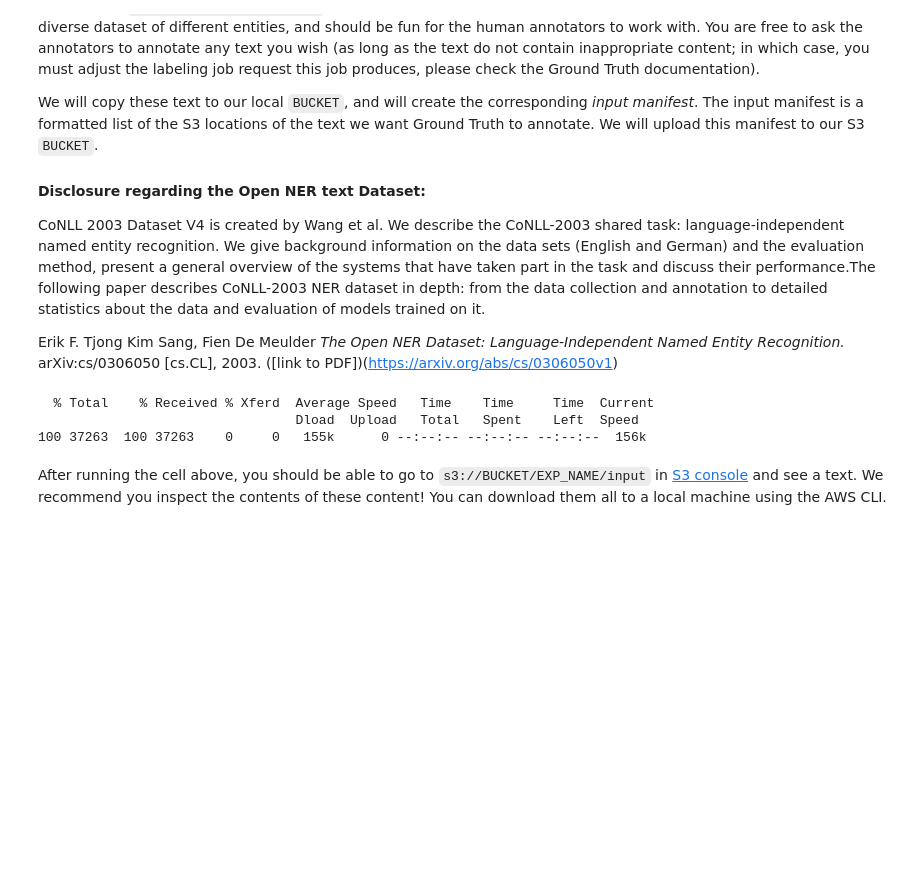
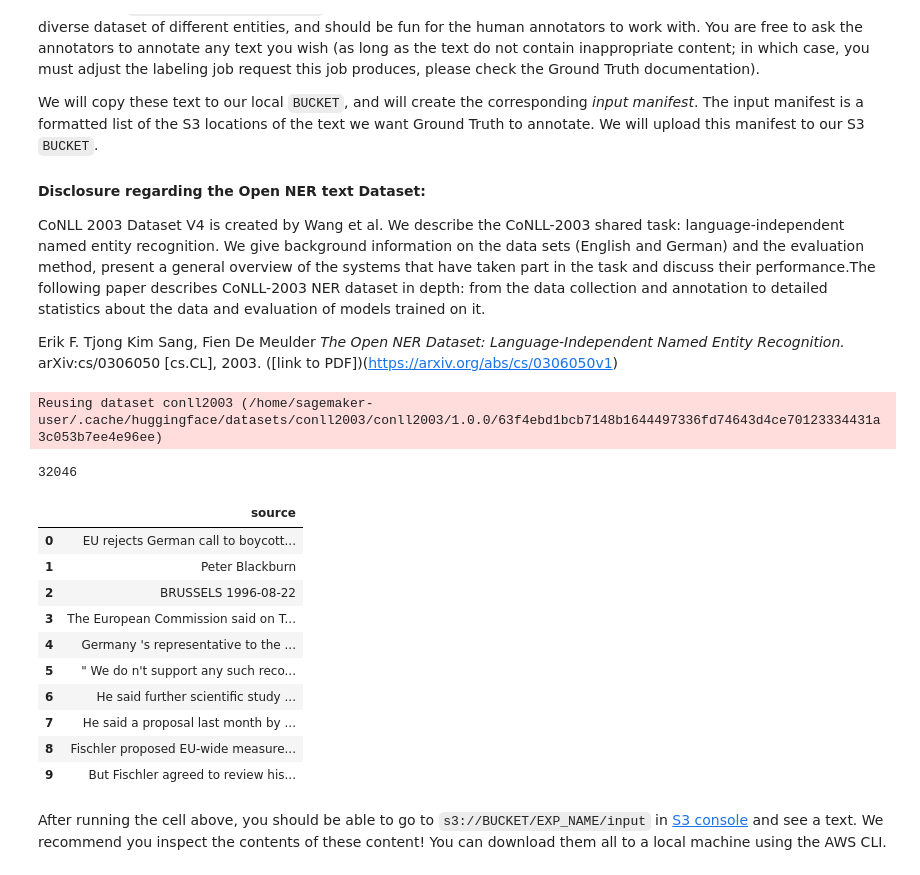
Before and after one commit to aws-samples/amazon-sagemaker-groundtruth-immersionday, a Jupyter notebook: 03-module-label-text/ner-annotation/amazon-sagemaker-groundtruth-ner-labeling.ipynb, the cells around one changed output. Drawn from its saved outputs; the diff is of its cells as text; code cells hidden in the pictures; blank space fills up the shorter version.

Commit message:
Fix Module 3: Label Text to work in 2025

```diff
--- a/03-module-label-text/ner-annotation/amazon-sagemaker-groundtruth-ner-labeling.ipynb
+++ b/03-module-label-text/ner-annotation/amazon-sagemaker-groundtruth-ner-labeling.ipynb
@@ -91,24 +88,28 @@ CoNLL 2003 Dataset V4 is created by Wang et al. We describe the CoNLL-2003 share
 
 Erik F. Tjong Kim Sang, Fien De Meulder
 *The Open  NER Dataset: Language-Independent Named Entity Recognition.* arXiv:cs/0306050 [cs.CL], 2003. ([link to PDF])(https://arxiv.org/abs/cs/0306050v1)
+# %%
+from datasets import load_dataset
+datasets = load_dataset("conll2003", split=[f"train[0:100]"])
+# %% [output]
+Reusing dataset conll2003 (/home/sagemaker-user/.cache/huggingface/datasets/conll2003/conll2003/1.0.0/63f4ebd1bcb7148b1644497336fd74643d4ce70123334431a3c053b7ee4e96ee)
+# %%
+datasets[0].to_json("ner_dataset.jsonl")
+# %% [output]
+32046
 # %%
 # cell 03
-# Download the data if not exists
-if not os.path.isfile('ner_dataset.json'):
-    !curl -X GET \
-     "https://datasets-server.huggingface.co/rows?dataset=conll2003&config=conll2003&split=train&offset=0&limit=100" >> ner_dataset.json
+read_file = pd.DataFrame(columns=['source'])
+text_list = []
 
-read_file = pd.DataFrame(columns = ['source'])
-text_list = []
 # Read and store content of an json file
-with open ('ner_dataset.json', "r") as f:
+with open('ner_dataset.jsonl', "r") as f:
     # Reading from file
-    data = json.loads(f.read())
+    for line in f:
+        data = json.loads(line)
+        text_list.append(data['tokens'])
 
-    # Iterating through the json list
-    for i in data['rows']:
-        text_list.append(i['row']['tokens'])
-#convert the tokens into text string
+# convert the tokens into text string
 text_list = [" ".join(sub)for sub in text_list]
 
 read_file['source'] = text_list
@@ -126,10 +127,20 @@ text_data.to_json(r'./input.manifest', orient='records', lines=True)
 s3 = boto3.client("s3")
 manifest_name = "input/input.manifest"
 s3.upload_file(r'./input.manifest', BUCKET, EXP_NAME + "/" + manifest_name)
-# %% [output]
-  % Total    % Received % Xferd  Average Speed   Time    Time     Time  Current
-                                 Dload  Upload   Total   Spent    Left  Speed
-100 37263  100 37263    0     0   155k      0 --:--:-- --:--:-- --:--:--  156k
+# %%
+text_data
+# %% [output]
+|  | source |
+| 0 | EU rejects German call to boycott... |
+| 1 | Peter Blackburn |
+| 2 | BRUSSELS 1996-08-22 |
+| 3 | The European Commission said on T... |
+| 4 | Germany 's representative to the ... |
+| 5 | " We do n't support any such reco... |
+| 6 | He said further scientific study ... |
+| 7 | He said a proposal last month by ... |
+| 8 | Fischler proposed EU-wide measure... |
+| 9 | But Fischler agreed to review his... |
 # %% [markdown]
 After running the cell above, you should be able to go to `s3://BUCKET/EXP_NAME/input` in [S3 console](https://console.aws.amazon.com/s3/) and see a text. We recommend you inspect the contents of these content! You can download them all to a local machine using the AWS CLI.
 # %% [markdown]
```
Also changed, not shown: parts of 7 cells of this notebook, 1 other file.
